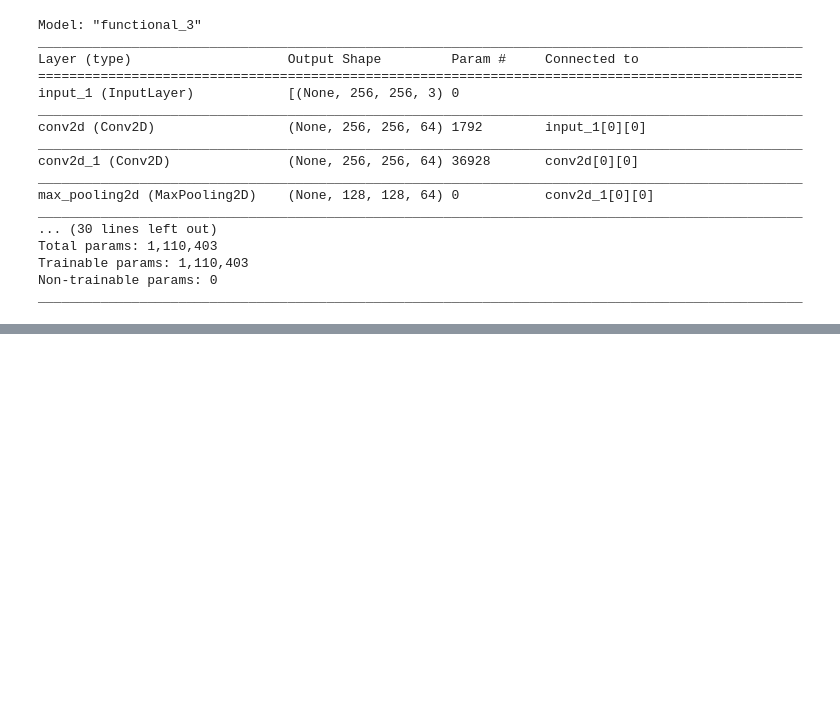
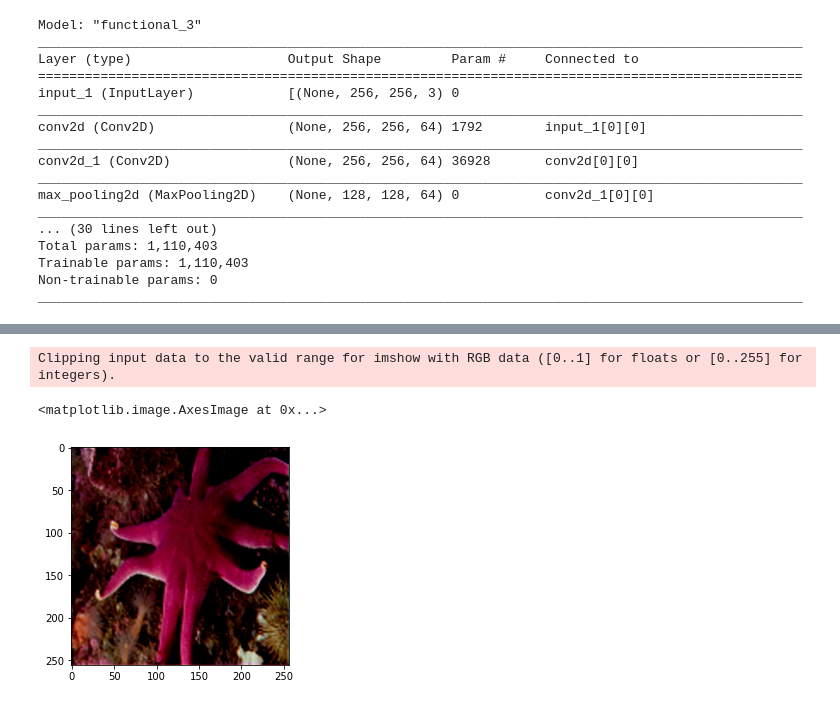
Before and after one commit to Shanks0465/Keras-Super-Resolution-and-Inpainting, a Jupyter notebook: AISR.ipynb, the cells around one changed output, grey strips where cells are left out. Drawn from its saved outputs; the diff is of its cells as text; code cells hidden in the pictures; blank space fills up the shorter version.

```diff
--- a/AISR.ipynb
+++ b/AISR.ipynb
@@ -204,6 +211,6 @@ Text(0.5, 0, 'epoch')
 # %%
 from keras.models import load_model
-SuperRes=load_model('/content/drive/My Drive/IoTDemo/srautoencoder.h5')
+SuperRes=load_model('/content/drive/My Drive/IoTDemo/model_at_ep_20.h5')
 # %%
 SuperRes.summary()
 # %% [output]
@@ -250,0 +258,11 @@ plt.imshow(testrescaled)
+# %%
+import tensorflow as tf
+testimg=tf.expand_dims(testrescaled, axis=0)
+# %%
+testsr=SuperRes.predict(testimg)
+testout=tf.keras.backend.squeeze(testsr, axis=0)
+plt.imshow(testout.numpy())
+# %% [output]
+Clipping input data to the valid range for imshow with RGB data ([0..1] for floats or [0..255] for integers).
+<matplotlib.image.AxesImage at 0x...>
+[figure, added]
```
Also changed, not shown: parts of 10 cells of this notebook, 2 other files.
